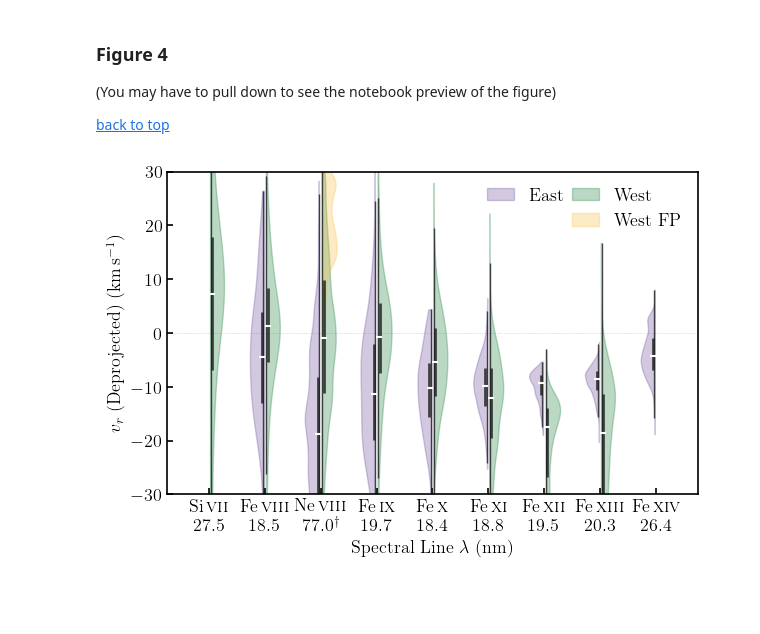
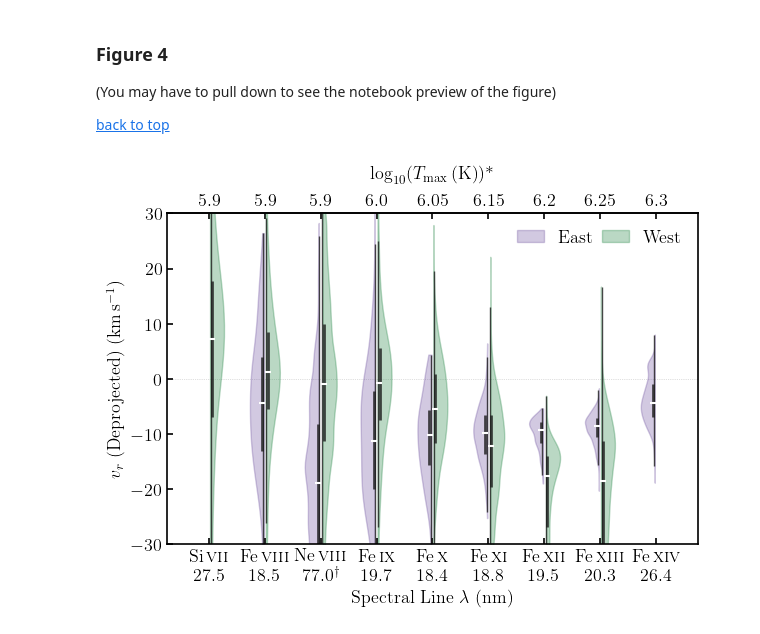
Before and after one commit to yjzhu-solar/EIS_DKIST_SolO, a Jupyter notebook: ipynb/ms_eis_eui_upflow/eis_spice_doppler_vs_tmax.ipynb, the cells around one changed output. Cells and saved outputs as stored; diff of their text form; code cells hidden in the pictures; blank space fills up the shorter version.

```diff
--- a/ipynb/ms_eis_eui_upflow/eis_spice_doppler_vs_tmax.ipynb
+++ b/ipynb/ms_eis_eui_upflow/eis_spice_doppler_vs_tmax.ipynb
@@ -126,7 +126,7 @@ INFO: Obtained JPL HORIZONS location for Solar Orbiter (spacecraft) (-144 [sunpy
 [back to top](#notebook-top)
 # %%
 with rc_context(ms_style_dict):
-    fig, ax = plt.subplots(layout='constrained', figsize=(6,4))
+    fig, ax = plt.subplots(layout='constrained', figsize=(6,4.5))
 
     labels = [r'Si\,\textsc{vii} 27.5', r'Fe\,\textsc{viii} 18.5', r'Ne\,\textsc{viii} 77.0', r'Fe\,\textsc{ix} 19.7',
               r'Fe\,\textsc{x} 18.4', r'Fe\,\textsc{xi} 18.8', r'Fe\,\textsc{xii} 19.5', r'Fe\,\textsc{xiii} 20.3',
@@ -155,9 +155,9 @@ with rc_context(ms_style_dict):
 
     position_east = np.array([2,3,4,5,6,7,8,9])
 
-    all_data_west_loop = [ne_8_770_west_loop/spice_west_cos]
+    # all_data_west_loop = [ne_8_770_west_loop/spice_west_cos]
 
-    position_west_loop = np.array([3])
+    # position_west_loop = np.array([3])
 
 
     vp_west = ax.violinplot(all_data_west, positions=position_west,showmeans=False,
@@ -168,9 +168,9 @@ with rc_context(ms_style_dict):
                             showmedians=False, showextrema=False,
                             side='low')
 
-    vp_west_loop = ax.violinplot(all_data_west_loop, positions=position_west_loop,showmeans=False,
-                            showmedians=False, showextrema=False,
-                            side='high')
+    # vp_west_loop = ax.violinplot(all_data_west_loop, positions=position_west_loop,showmeans=False,
+    #                         showmedians=False, showextrema=False,
+    #                         side='high')
 
     for pc in vp_west['bodies']:
         pc.set_facecolor((27/255.,129/255.,62/255.,0.5))
@@ -182,10 +182,10 @@ with rc_context(ms_style_dict):
         pc.set_edgecolor((106/255.,76/255.,156/255.,1))
         pc.set_offsets([-1.5,0])
 
-    for pc in vp_west_loop['bodies']:
-        pc.set_facecolor((249/255.,191/255.,69/255.,0.5))
-        pc.set_edgecolor((249/255.,191/255.,69/255.,1))
-        pc.set_offsets([1.5,0])
+    # for pc in vp_west_loop['bodies']:
+    #     pc.set_facecolor((249/255.,191/255.,69/255.,0.5))
+    #     pc.set_edgecolor((249/255.,191/255.,69/255.,1))
+    #     pc.set_offsets([1.5,0])
 
     west_quartile1, west_medians, west_quartile3 = [], [], []
 
@@ -227,32 +227,37 @@ with rc_context(ms_style_dict):
                             alpha=0.8)
     ln_whisker_east.set_offsets([-1.6,0])
     ln_median_east = ax.scatter(position_east-5.2/100, east_medians, marker='_', color='white', s=15,zorder=5)
 
 
     legs = ax.legend([vp_east['bodies'][0], mlines.Line2D([], [], color="none"),
-                      vp_west['bodies'][0], vp_west_loop['bodies'][0]],
+                      vp_west['bodies'][0]], # vp_west_loop['bodies'][0]],
                      ['East', '', 'West', 'West FP'], frameon=False, ncol=2, fontsize=13,
                      columnspacing=0.5, handlelength=1.5)
 
     # renderer = fig.canvas.get_renderer()
     # shift = max([t.get_window_extent(renderer).width for t in legs.get_texts()])
     # for t in legs.get_texts():
     #     text_width = t.get_window_extent().width
     #     t.set_position((shift - text_width,0))
     # for patch_ in legs.get_patches():
     #     patch_.set_x(shift - text_width)
 
 
     ax.axhline(0, color='grey', lw=0.5, ls=':',alpha=0.5, zorder=0)
 
     ax.set_xticks(np.arange(1, len(labels) + 1), labels=labels)
     ax.set_xlim(0.25, len(labels) + 0.75)
     ax.tick_params(labelsize=13)
     ax.set_ylim(-30,30)
     ax.set_ylabel(r'$v_{r}\ \mathrm{(Deprojected)}\ \mathrm{(km\,s^{-1})}$', fontsize=13)
     ax.set_xlabel(r"Spectral Line $\lambda\ \mathrm{(nm)}$", fontsize=13)
 
+    ax_top = ax.secondary_xaxis('top')
+    ax_top.set_xticks(np.arange(1, len(labels) + 1))
+    ax_top.set_xticklabels([5.90, 5.90, 5.90, 6.0, 6.05, 6.15, 6.20, 6.25, 6.30], fontsize=13)
+    ax_top.set_xlabel(r'$\log_{10}(T_{\mathrm{max}}\,\mathrm{(K)})$*', fontsize=13, labelpad=10)
+
     plt.savefig('../../figs/ms_eis_eui_upflow/eis_spice_doppler_vs_tmax.pdf', dpi=300, bbox_inches='tight')
     plt.show()
 # %% [output]
-[figure, old version]
+[figure, new version]
```
Also changed, not shown: parts of 2 cells of this notebook, 21 other files.
